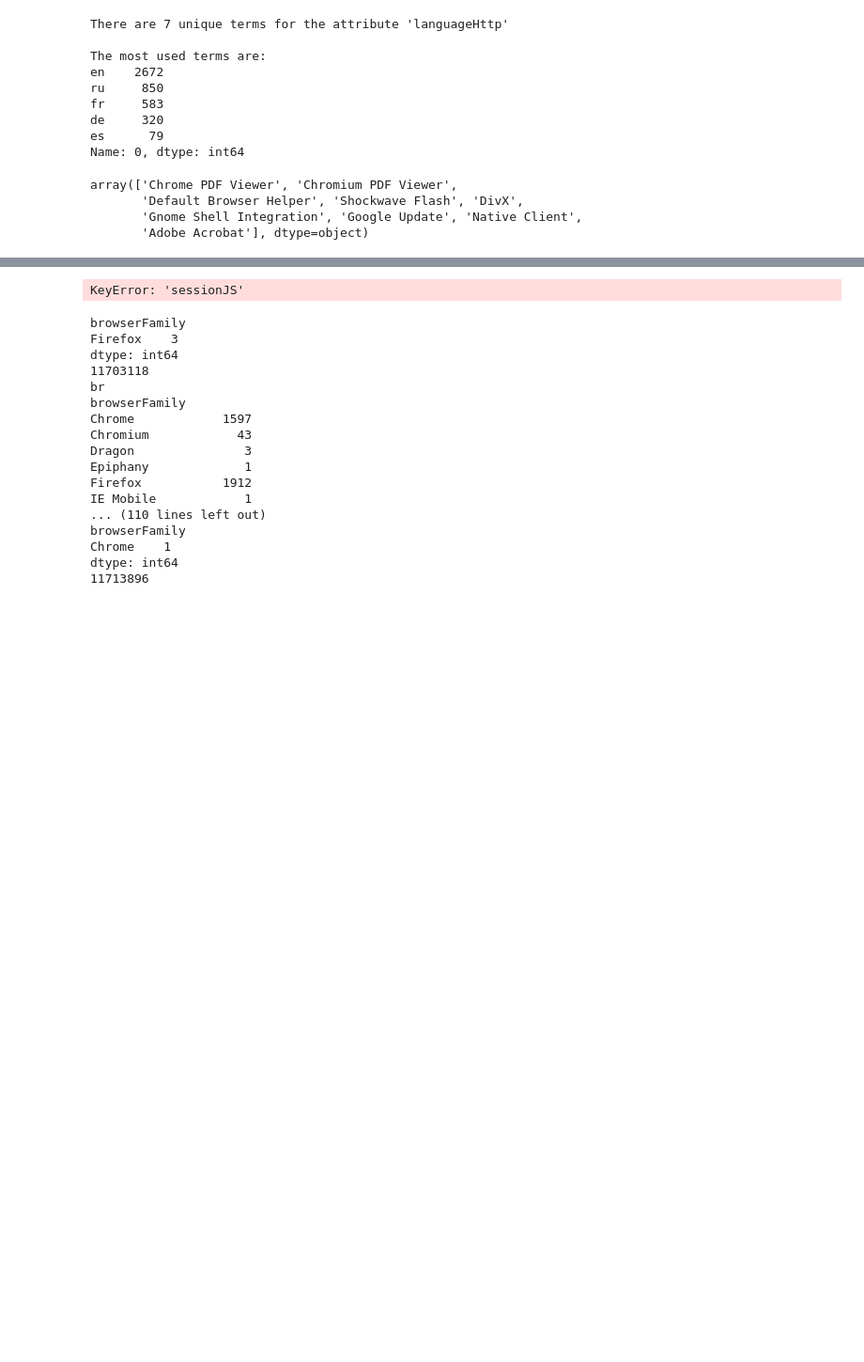
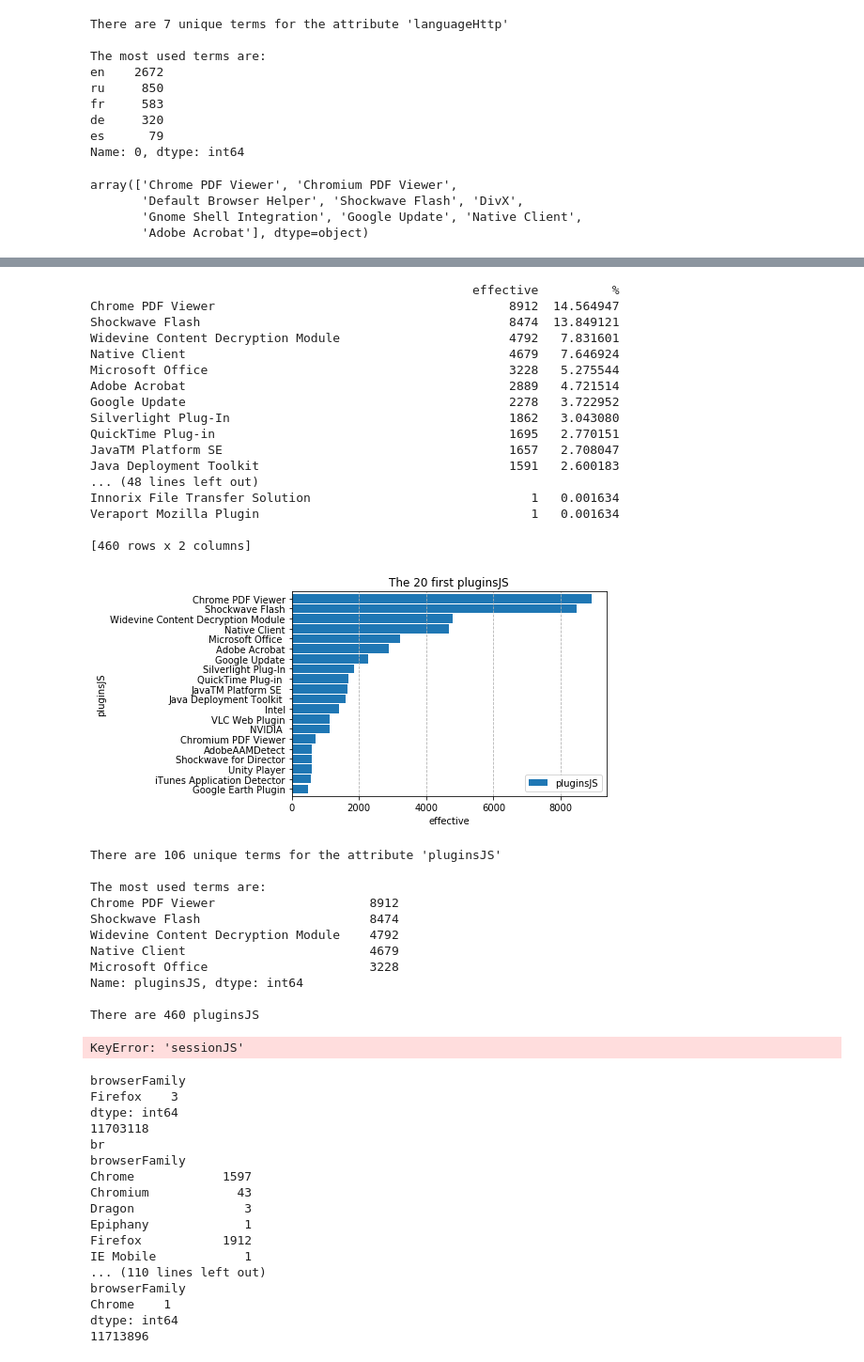
Before and after one commit to mGosset/BrowserFingerprint, a Jupyter notebook: notebooks/exploratory/analyse_empreintes.ipynb, the cells around one changed output, grey strips where cells are left out. Shown at 94% size. Saved outputs shown, nothing was run; the diff lists cells and outputs as text; code cells hidden in the pictures; blank space fills up the shorter version.

Commit message:
beginning of a temporal analysis on the number of plugins in time

```diff
--- a/notebooks/exploratory/analyse_empreintes.ipynb
+++ b/notebooks/exploratory/analyse_empreintes.ipynb
@@ -66,8 +70,19 @@ df_consistent.head(5)
 5 rows × 33 columns
 # %%
 print("Statistics on dataset filtered: only consistent browsers")
+number_distinct_list=[]
 for attribute in attributes_to_analyze:
-    nb_distinct_values = df_consistent[attribute].value_counts().count()
-    print("{} : {:d} distinct values".format(attribute, nb_distinct_values))
+    nb_distinct_values_by_attribute = df_consistent[attribute].value_counts()
+    nb_distinct_values_global = nb_distinct_values_by_attribute.count()
+    nb_unique_values = len(nb_distinct_values_by_attribute[nb_distinct_values_by_attribute.values == 1])
+
+
+    number_distinct_list.append({
+           "Attribute": attribute,
+           "Distinct values": nb_distinct_values_global,
+           "Unique values": nb_unique_values
+      })
+number_distinct_df=pd.DataFrame(number_distinct_list).sort_values(by="Distinct values", ascending=False).reset_index(drop=True)
+number_distinct_df
 # %% [output]
 Statistics on dataset filtered: only consistent browsers
@@ -90,16 +105,0 @@ pluginsJS : 4246 distinct values
-# %%
-print("Statistics on dataset filtered: only consistent browsers")
-number_distinct_list=[]
-for attribute in attributes_to_analyze:
-    nb_distinct_values_by_attribute = df_consistent[attribute].value_counts()
-    nb_distinct_values_global = nb_distinct_values_by_attribute.count()
-    nb_unique_values = len(nb_distinct_values_by_attribute[nb_distinct_values_by_attribute.values == 1])
-
-
-    number_distinct_list.append({
-           "Attribute": attribute,
-           "Number of distinct values": nb_distinct_values_global,
-           "Number of unique values": nb_unique_values
-      })
-number_distinct_df=pd.DataFrame(number_distinct_list).sort_values(by="Number of distinct values", ascending=False).reset_index(drop=True)
-number_distinct_df
@@ -300,7 +281,7 @@ array(['Chrome PDF Viewer', 'Chromium PDF Viewer',
        'Gnome Shell Integration', 'Google Update', 'Native Client',
        'Adobe Acrobat'], dtype=object)
 # %%
-def analyse_terms_splited(df, attribute, split_function):
+def analysis_terms_splited(df, attribute, split_function):
     tmp_dataset = []
     tmp_stats = []
     ids = set(df_consistent['id'].unique())
@@ -402,3 +353,35 @@ There are 14 encodingHttp
+# %%
+analysis_terms_splited(df_consistent, 'pluginsJS', split_plugins)
+# %% [output]
+                                                    effective          %
+Chrome PDF Viewer                                        8912  14.564947
+Shockwave Flash                                          8474  13.849121
+Widevine Content Decryption Module                       4792   7.831601
+Native Client                                            4679   7.646924
+Microsoft Office                                         3228   5.275544
+Adobe Acrobat                                            2889   4.721514
+Google Update                                            2278   3.722952
+Silverlight Plug-In                                      1862   3.043080
+QuickTime Plug-in                                        1695   2.770151
+JavaTM Platform SE                                       1657   2.708047
+Java Deployment Toolkit                                  1591   2.600183
+... (48 lines left out)
+Innorix File Transfer Solution                              1   0.001634
+Veraport Mozilla Plugin                                     1   0.001634
+
+[460 rows x 2 columns]
+[figure, added]
+There are 106 unique terms for the attribute 'pluginsJS'
+
+The most used terms are:
+Chrome PDF Viewer                     8912
+Shockwave Flash                       8474
+Widevine Content Decryption Module    4792
+Native Client                         4679
+Microsoft Office                      3228
+Name: pluginsJS, dtype: int64
+
+There are 460 pluginsJS
 # %%
 def analyze_grouped(df, attribute, group_by_attribute):
     tmp_stats = []
```
Also changed, not shown: parts of 12 cells of this notebook.
